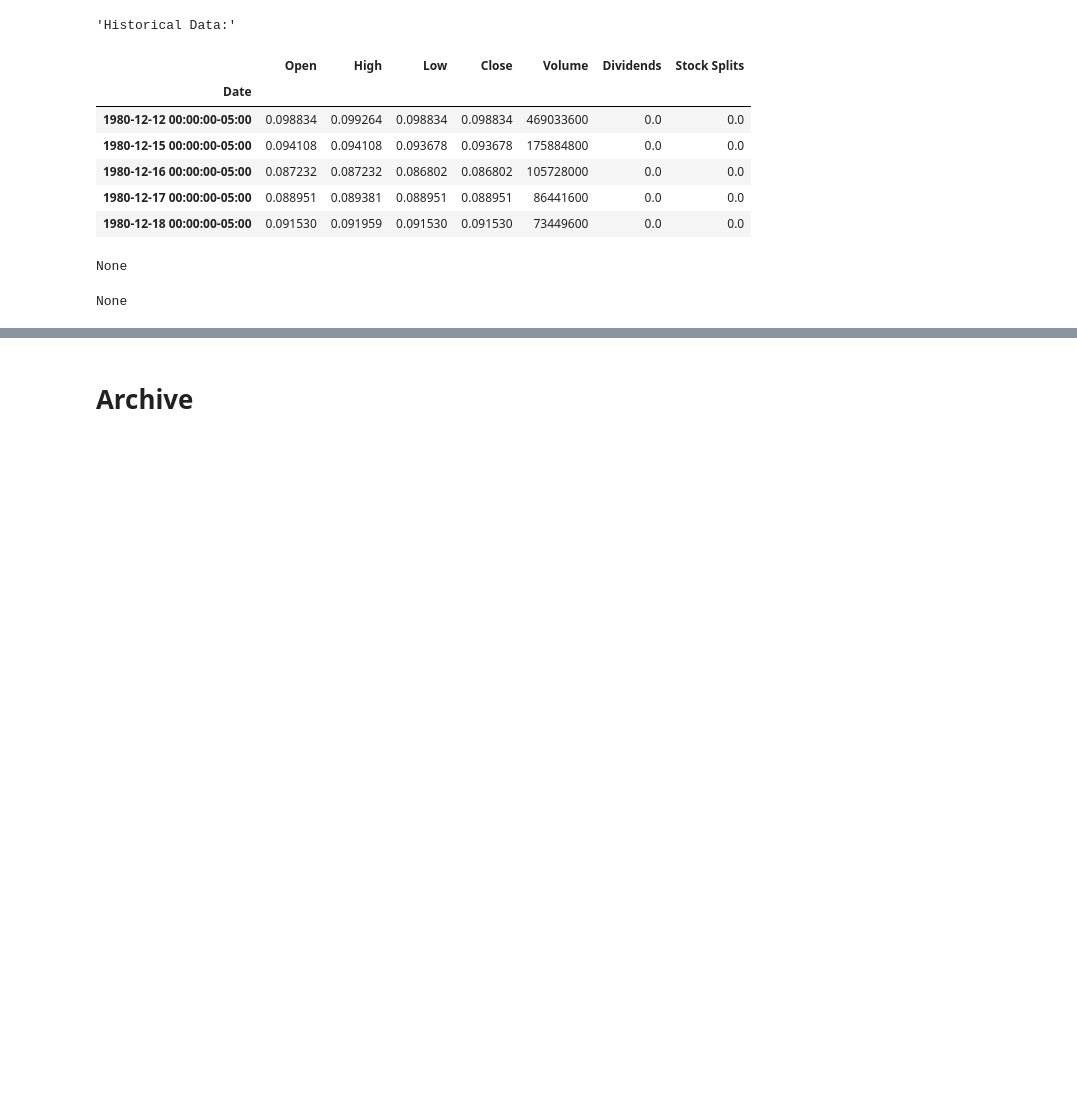
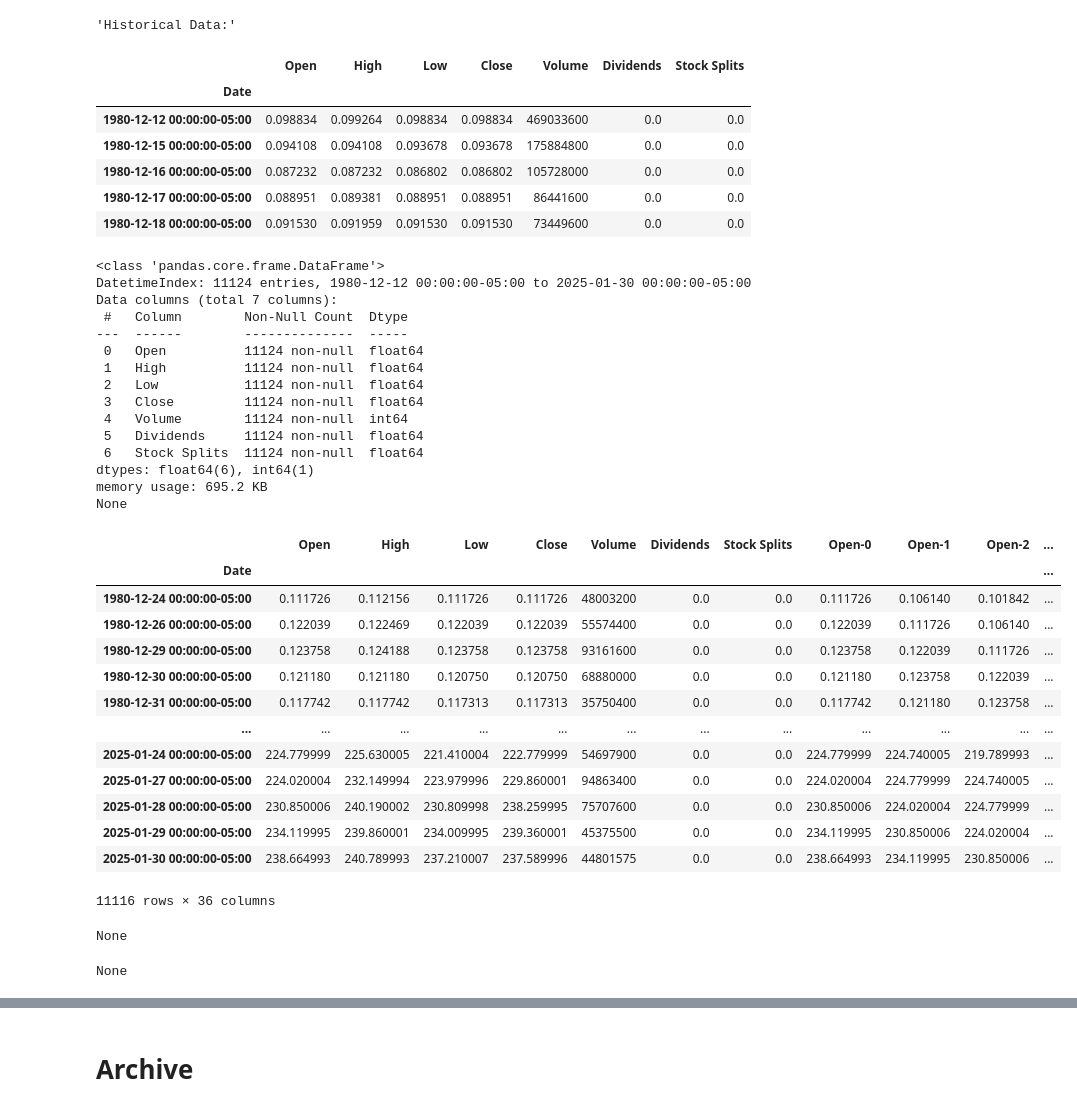
Before and after one commit to luck058/yfinance-prediction, a Jupyter notebook: import_data.ipynb, the cells around one changed output, grey strips where cells are left out. Cells and saved outputs as stored; diff of their text form; code cells hidden in the pictures; blank space fills up the shorter version.

Commit message:
Shifted y by 1 and added previous days' data to X

```diff
--- a/import_data.ipynb
+++ b/import_data.ipynb
@@ -81,7 +84,9 @@ def create_lag(df, column, lookback, include_zero=True):
         if np.log2(lag) % 1 == 0:
             df[f'{column}-{lag}'] = df[column].shift(lag)
 # %%
-def get_X_y(self, reload=False, test=False, verbose=False
+def get_X_y(self, reload=False, test=False, verbose=False,
+            lookback_y=10,
+            lookback_other=10
             ):
     """Return X and y dataframes"""
     # If the X and y have already been created
@@ -91,36 +96,76 @@ def get_X_y(self, reload=False, test=False, verbose=False
         if test:
             return self.X.tail(test_length), self.y.tail(test_length)
         else:
             return self.X.head(train_length), self.y.head(train_length)
 
     df = self.get_raw_data(verbose=verbose)
-    df
-    # display(df)
+    y_column = "Open"
+    # Shift y by 1 to prevent lookahead bias (predict tomorrow's y)
+    df[y_column].shift(1)
+
+    original_columns = df.columns
+    # Add previous days' values
+    create_lag(df, y_column, lookback=lookback_y, include_zero=True)
+    for column in original_columns:
+        create_lag(df, column, lookback=lookback_other, include_zero=False)
+
+    # Drop rows with NaN values
+    df.dropna(inplace=True)
+    display(df)
 
     return None, None
 
 
 
 
 
 YahooFinanceDataFetcher.get_X_y = get_X_y
 
 data_fetcher = YahooFinanceDataFetcher("AAPL")
 
 X, y = data_fetcher.get_X_y(verbose=True)
 
 display(X, y)
 # %% [output]
 'Historical Data:'
 |  | Open | High | Low | Close | Volume | Dividends | Stock Splits |
 | Date |  |  |  |  |  |  |  |
 | 1980-12-12 00:00:00-05:00 | 0.098834 | 0.099264 | 0.098834 | 0.098834 | 469033600 | 0.0 | 0.0 |
 | 1980-12-15 00:00:00-05:00 | 0.094108 | 0.094108 | 0.093678 | 0.093678 | 175884800 | 0.0 | 0.0 |
 | 1980-12-16 00:00:00-05:00 | 0.087232 | 0.087232 | 0.086802 | 0.086802 | 105728000 | 0.0 | 0.0 |
 | 1980-12-17 00:00:00-05:00 | 0.088951 | 0.089381 | 0.088951 | 0.088951 | 86441600 | 0.0 | 0.0 |
 | 1980-12-18 00:00:00-05:00 | 0.091530 | 0.091959 | 0.091530 | 0.091530 | 73449600 | 0.0 | 0.0 |
+<class 'pandas.core.frame.DataFrame'>
+DatetimeIndex: 11124 entries, 1980-12-12 00:00:00-05:00 to 2025-01-30 00:00:00-05:00
+Data columns (total 7 columns):
+ #   Column        Non-Null Count  Dtype
+---  ------        --------------  -----
+ 0   Open          11124 non-null  float64
+ 1   High          11124 non-null  float64
+ 2   Low           11124 non-null  float64
+ 3   Close         11124 non-null  float64
+ 4   Volume        11124 non-null  int64
+ 5   Dividends     11124 non-null  float64
+ 6   Stock Splits  11124 non-null  float64
+dtypes: float64(6), int64(1)
+memory usage: 695.2 KB
 None
+|  | Open | High | Low | Close | Volume | Dividends | Stock Splits | Open-0 | Open-1 | Open-2 | ... |
+| Date |  |  |  |  |  |  |  |  |  |  | ... |
+| 1980-12-24 00:00:00-05:00 | 0.111726 | 0.112156 | 0.111726 | 0.111726 | 48003200 | 0.0 | 0.0 | 0.111726 | 0.106140 | 0.101842 | ... |
+| 1980-12-26 00:00:00-05:00 | 0.122039 | 0.122469 | 0.122039 | 0.122039 | 55574400 | 0.0 | 0.0 | 0.122039 | 0.111726 | 0.106140 | ... |
+| 1980-12-29 00:00:00-05:00 | 0.123758 | 0.124188 | 0.123758 | 0.123758 | 93161600 | 0.0 | 0.0 | 0.123758 | 0.122039 | 0.111726 | ... |
+| 1980-12-30 00:00:00-05:00 | 0.121180 | 0.121180 | 0.120750 | 0.120750 | 68880000 | 0.0 | 0.0 | 0.121180 | 0.123758 | 0.122039 | ... |
+| 1980-12-31 00:00:00-05:00 | 0.117742 | 0.117742 | 0.117313 | 0.117313 | 35750400 | 0.0 | 0.0 | 0.117742 | 0.121180 | 0.123758 | ... |
+| ... | ... | ... | ... | ... | ... | ... | ... | ... | ... | ... | ... |
+| 2025-01-24 00:00:00-05:00 | 224.779999 | 225.630005 | 221.410004 | 222.779999 | 54697900 | 0.0 | 0.0 | 224.779999 | 224.740005 | 219.789993 | ... |
+| 2025-01-27 00:00:00-05:00 | 224.020004 | 232.149994 | 223.979996 | 229.860001 | 94863400 | 0.0 | 0.0 | 224.020004 | 224.779999 | 224.740005 | ... |
+| 2025-01-28 00:00:00-05:00 | 230.850006 | 240.190002 | 230.809998 | 238.259995 | 75707600 | 0.0 | 0.0 | 230.850006 | 224.020004 | 224.779999 | ... |
+| 2025-01-29 00:00:00-05:00 | 234.119995 | 239.860001 | 234.009995 | 239.360001 | 45375500 | 0.0 | 0.0 | 234.119995 | 230.850006 | 224.020004 | ... |
+| 2025-01-30 00:00:00-05:00 | 238.664993 | 240.789993 | 237.210007 | 237.589996 | 44801575 | 0.0 | 0.0 | 238.664993 | 234.119995 | 230.850006 | ... |
-None
+11116 rows × 36 columns
+None
+None
 # %%
 # data_fetcher = YahooFinanceDataFetcher("AAPL", period="1d")
 
```
Also changed, not shown: parts of 4 cells of this notebook.
